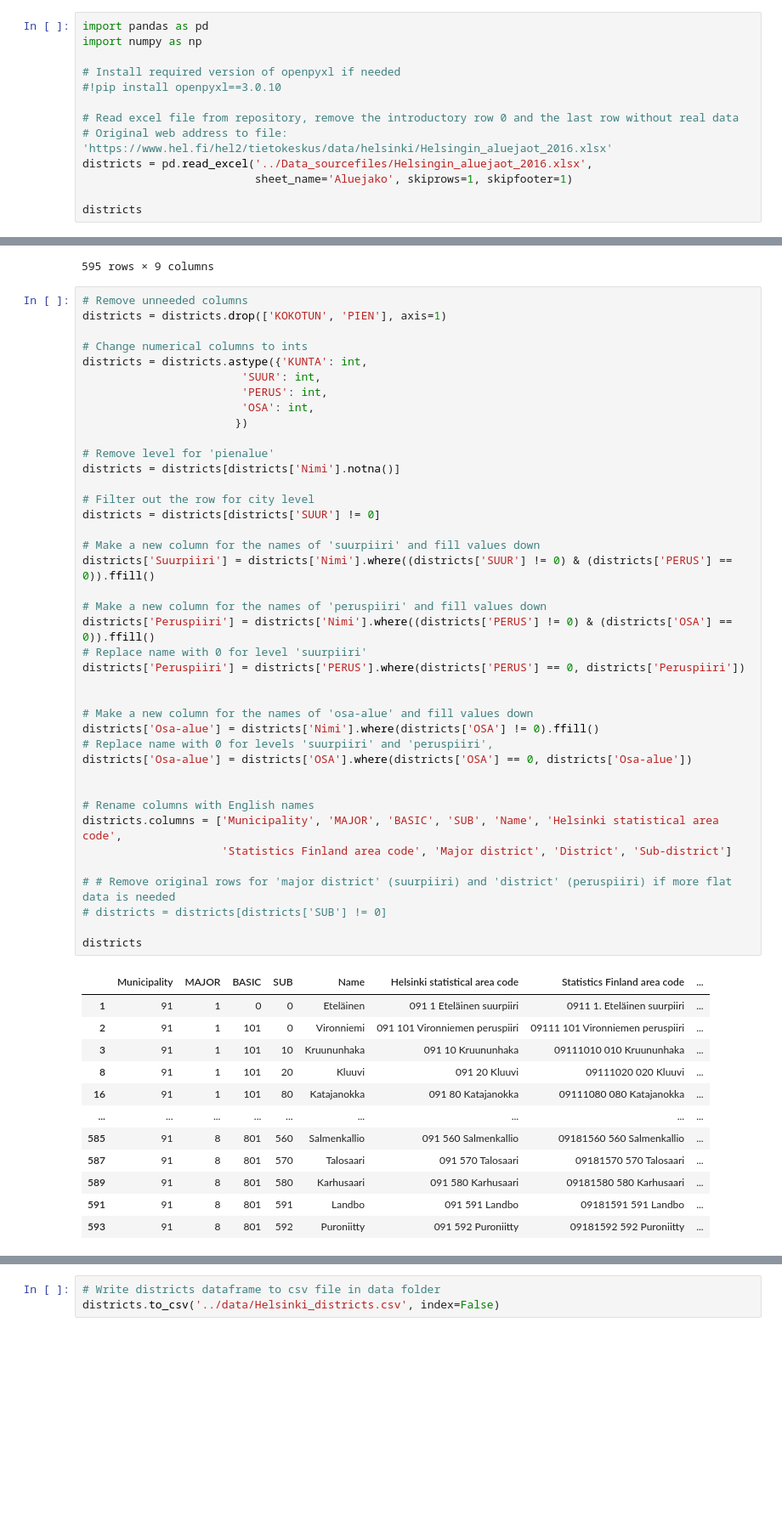
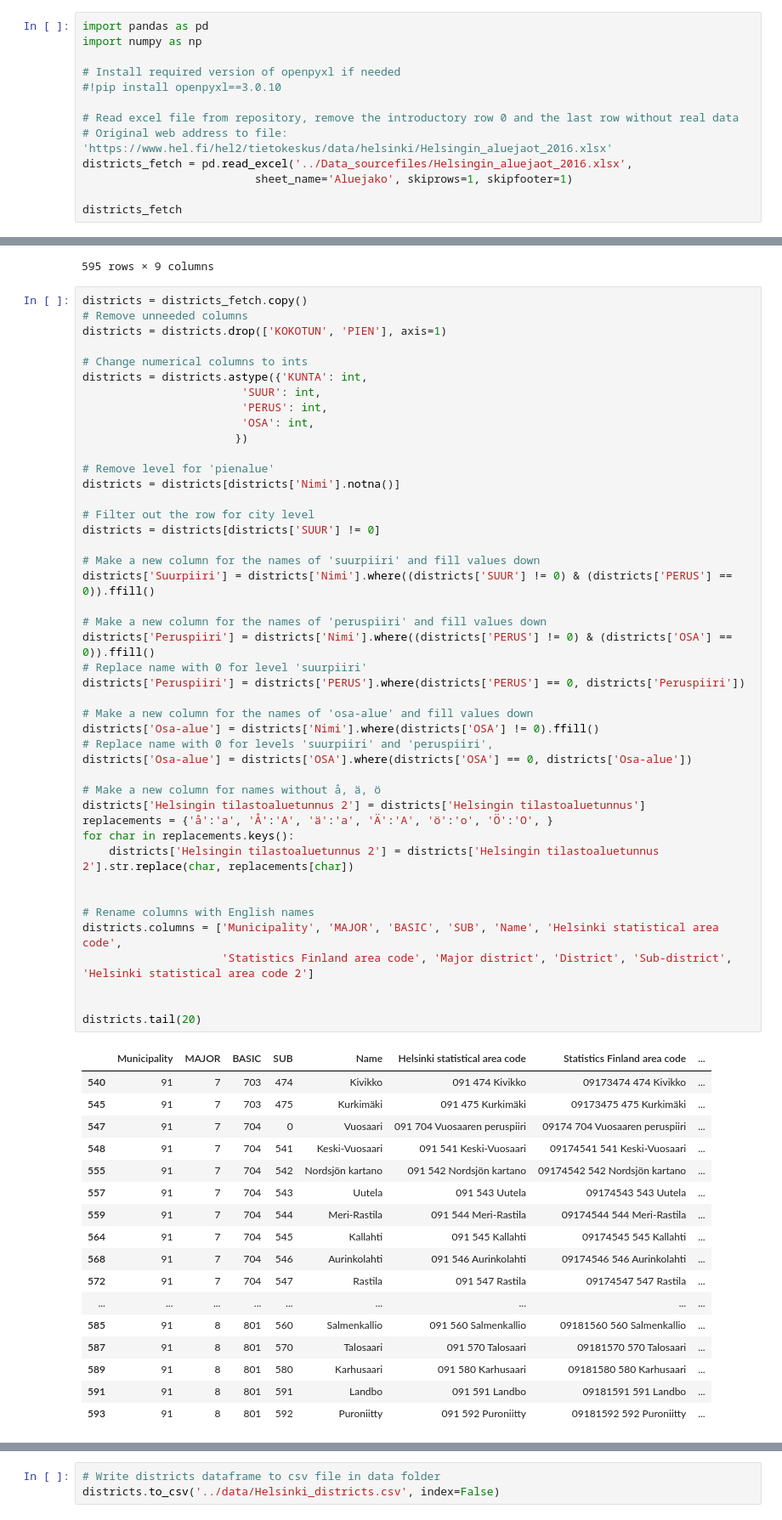
Before and after one commit to phuvio/Introduction-to-Data-Science, a Jupyter notebook: src/Data_preprocessing.ipynb, the cells around one changed output, grey strips where cells are left out. Shown at 85% size. Saved outputs shown, nothing was run; the diff lists cells and outputs as text; blank space fills up the shorter version.

```diff
--- a/src/Data_preprocessing.ipynb
+++ b/src/Data_preprocessing.ipynb
@@ -12,10 +12,10 @@ import numpy as np
 
 # Read excel file from repository, remove the introductory row 0 and the last row without real data
 # Original web address to file: 'https://www.hel.fi/hel2/tietokeskus/data/helsinki/Helsingin_aluejaot_2016.xlsx'
-districts = pd.read_excel('../Data_sourcefiles/Helsingin_aluejaot_2016.xlsx',
+districts_fetch = pd.read_excel('../Data_sourcefiles/Helsingin_aluejaot_2016.xlsx',
                           sheet_name='Aluejako', skiprows=1, skipfooter=1)
 
-districts
+districts_fetch
 # %% [output]
 |  | KOKOTUN | KUNTA | SUUR | PERUS | OSA | PIEN | Nimi | Helsingin tilastoaluetunnus | ... |
 | 0 | 910000000 | 91 | 0 | 0 | 0 | 0 | 0 | 091 Helsinki | ... |
@@ -31,6 +31,7 @@ districts
 | 594 | 9188015920 | 91 | 8 | 801 | 592 | 0 | NaN | 0 | ... |
 595 rows × 9 columns
 # %%
+districts = districts_fetch.copy()
 # Remove unneeded columns
 districts = districts.drop(['KOKOTUN', 'PIEN'], axis=1)
 
@@ -40,43 +41,51 @@ districts = districts.astype({'KUNTA': int,
                         'PERUS': int,
                         'OSA': int,
                        })
 
 # Remove level for 'pienalue'
 districts = districts[districts['Nimi'].notna()]
 
 # Filter out the row for city level
 districts = districts[districts['SUUR'] != 0]
 
 # Make a new column for the names of 'suurpiiri' and fill values down
 districts['Suurpiiri'] = districts['Nimi'].where((districts['SUUR'] != 0) & (districts['PERUS'] == 0)).ffill()
 
 # Make a new column for the names of 'peruspiiri' and fill values down
 districts['Peruspiiri'] = districts['Nimi'].where((districts['PERUS'] != 0) & (districts['OSA'] == 0)).ffill()
 # Replace name with 0 for level 'suurpiiri'
 districts['Peruspiiri'] = districts['PERUS'].where(districts['PERUS'] == 0, districts['Peruspiiri'])
 
-
 # Make a new column for the names of 'osa-alue' and fill values down
 districts['Osa-alue'] = districts['Nimi'].where(districts['OSA'] != 0).ffill()
 # Replace name with 0 for levels 'suurpiiri' and 'peruspiiri',
 districts['Osa-alue'] = districts['OSA'].where(districts['OSA'] == 0, districts['Osa-alue'])
 
+# Make a new column for names without å, ä, ö
+districts['Helsingin tilastoaluetunnus 2'] = districts['Helsingin tilastoaluetunnus']
+replacements = {'å':'a', 'Å':'A', 'ä':'a', 'Ä':'A', 'ö':'o', 'Ö':'O', }
+for char in replacements.keys():
+    districts['Helsingin tilastoaluetunnus 2'] = districts['Helsingin tilastoaluetunnus 2'].str.replace(char, replacements[char])
+
 
 # Rename columns with English names
 districts.columns = ['Municipality', 'MAJOR', 'BASIC', 'SUB', 'Name', 'Helsinki statistical area code',
-                     'Statistics Finland area code', 'Major district', 'District', 'Sub-district']
+                     'Statistics Finland area code', 'Major district', 'District', 'Sub-district', 'Helsinki statistical area code 2']
 
-# # Remove original rows for 'major district' (suurpiiri) and 'district' (peruspiiri) if more flat data is needed
-# districts = districts[districts['SUB'] != 0]
 
-districts
+districts.tail(20)
 # %% [output]
 |  | Municipality | MAJOR | BASIC | SUB | Name | Helsinki statistical area code | Statistics Finland area code | ... |
-| 1 | 91 | 1 | 0 | 0 | Eteläinen | 091 1 Eteläinen suurpiiri | 0911 1. Eteläinen suurpiiri | ... |
-| 2 | 91 | 1 | 101 | 0 | Vironniemi | 091 101 Vironniemen peruspiiri | 09111 101 Vironniemen peruspiiri | ... |
-| 3 | 91 | 1 | 101 | 10 | Kruununhaka | 091 10 Kruununhaka | 09111010 010 Kruununhaka | ... |
-| 8 | 91 | 1 | 101 | 20 | Kluuvi | 091 20 Kluuvi | 09111020 020 Kluuvi | ... |
-| 16 | 91 | 1 | 101 | 80 | Katajanokka | 091 80 Katajanokka | 09111080 080 Katajanokka | ... |
+| 540 | 91 | 7 | 703 | 474 | Kivikko | 091 474 Kivikko | 09173474 474 Kivikko | ... |
+| 545 | 91 | 7 | 703 | 475 | Kurkimäki | 091 475 Kurkimäki | 09173475 475 Kurkimäki | ... |
+| 547 | 91 | 7 | 704 | 0 | Vuosaari | 091 704 Vuosaaren peruspiiri | 09174 704 Vuosaaren peruspiiri | ... |
+| 548 | 91 | 7 | 704 | 541 | Keski-Vuosaari | 091 541 Keski-Vuosaari | 09174541 541 Keski-Vuosaari | ... |
+| 555 | 91 | 7 | 704 | 542 | Nordsjön kartano | 091 542 Nordsjön kartano | 09174542 542 Nordsjön kartano | ... |
+| 557 | 91 | 7 | 704 | 543 | Uutela | 091 543 Uutela | 09174543 543 Uutela | ... |
+| 559 | 91 | 7 | 704 | 544 | Meri-Rastila | 091 544 Meri-Rastila | 09174544 544 Meri-Rastila | ... |
+| 564 | 91 | 7 | 704 | 545 | Kallahti | 091 545 Kallahti | 09174545 545 Kallahti | ... |
+| 568 | 91 | 7 | 704 | 546 | Aurinkolahti | 091 546 Aurinkolahti | 09174546 546 Aurinkolahti | ... |
+| 572 | 91 | 7 | 704 | 547 | Rastila | 091 547 Rastila | 09174547 547 Rastila | ... |
 | ... | ... | ... | ... | ... | ... | ... | ... | ... |
 | 585 | 91 | 8 | 801 | 560 | Salmenkallio | 091 560 Salmenkallio | 09181560 560 Salmenkallio | ... |
 | 587 | 91 | 8 | 801 | 570 | Talosaari | 091 570 Talosaari | 09181570 570 Talosaari | ... |
```
Also changed, not shown: parts of 4 cells of this notebook, 7 other files.
